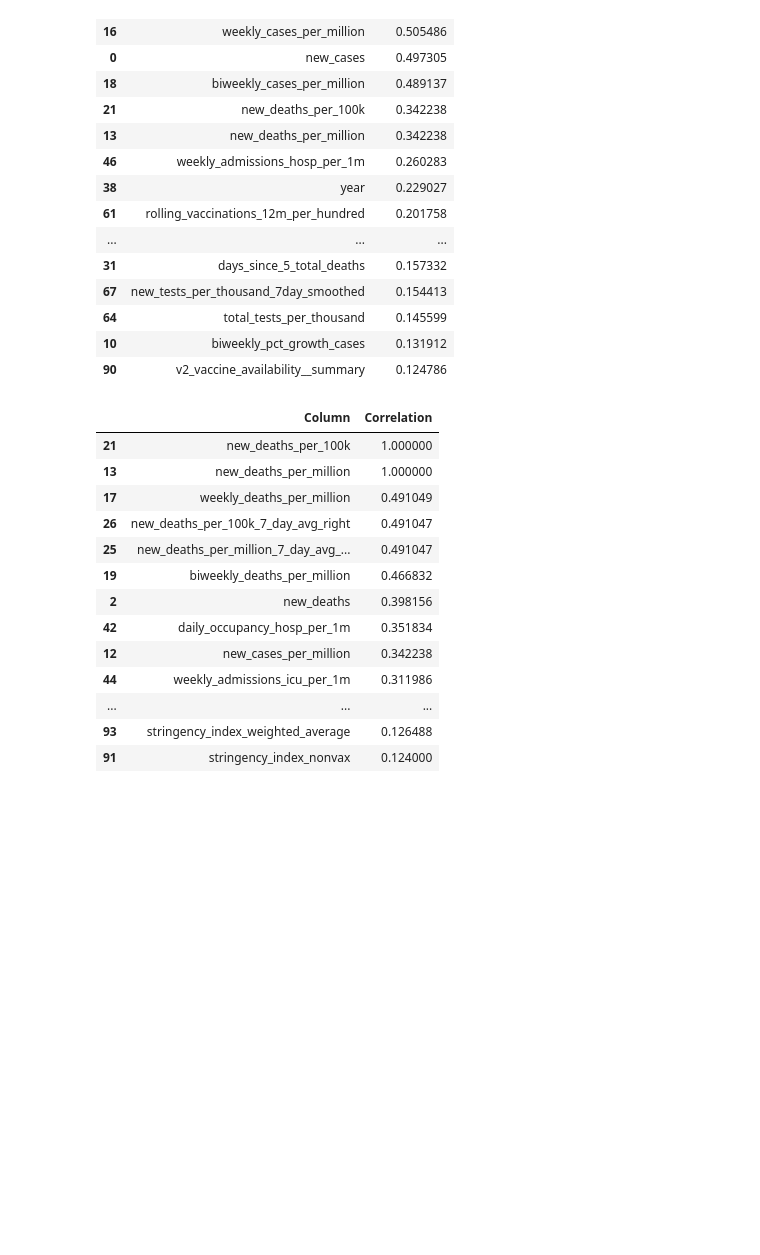
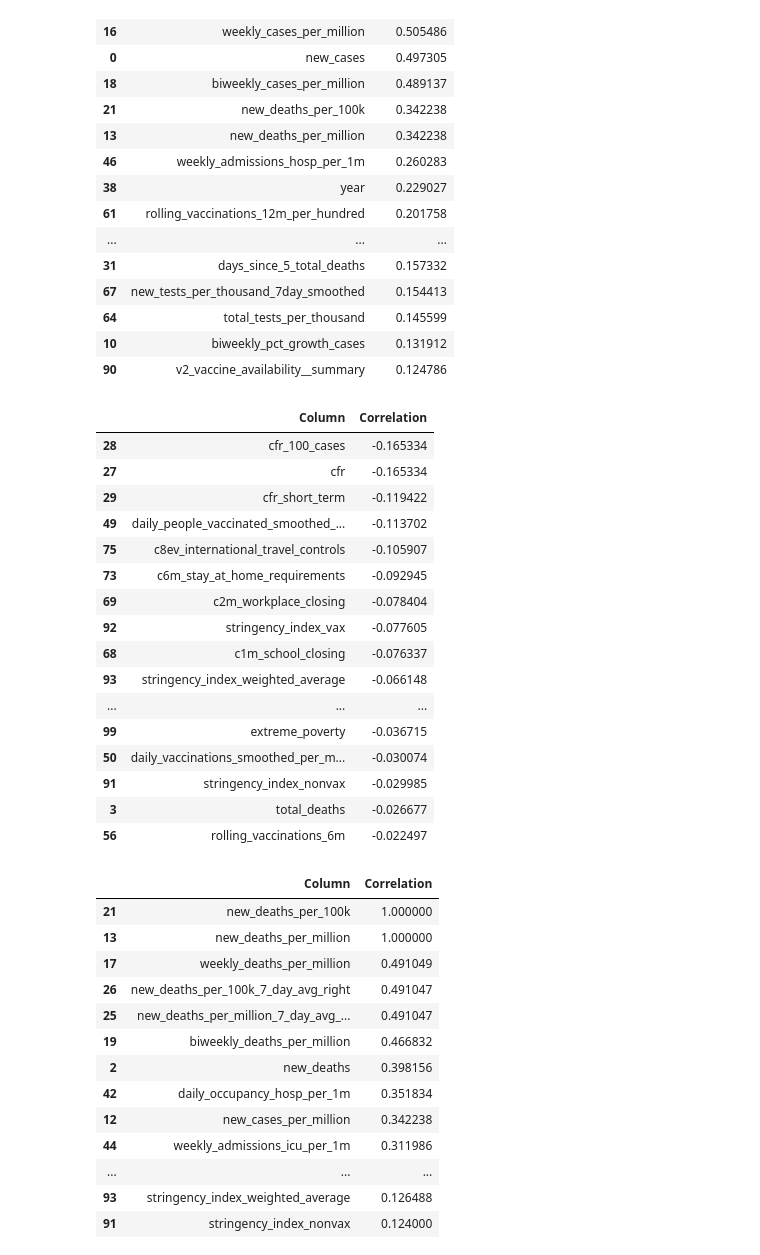
Before and after one commit to ArunKrishnan09/Covid-Analysis, a Jupyter notebook: Covid_analysis.ipynb, the cells around one changed output. Drawn from its saved outputs; the diff is of its cells as text; code cells hidden in the pictures; blank space fills up the shorter version.

```diff
--- a/Covid_analysis.ipynb
+++ b/Covid_analysis.ipynb
@@ -601,6 +601,26 @@ corr_cases_df.sort_values(by="Correlation", ascending=False).head(25)
 | 64 | total_tests_per_thousand | 0.145599 |
 | 10 | biweekly_pct_growth_cases | 0.131912 |
 | 90 | v2_vaccine_availability__summary | 0.124786 |
+# %%
+corr_cases_df.sort_values(by="Correlation", ascending=True).head(25)
+# %% [output]
+|  | Column | Correlation |
+| 28 | cfr_100_cases | -0.165334 |
+| 27 | cfr | -0.165334 |
+| 29 | cfr_short_term | -0.119422 |
+| 49 | daily_people_vaccinated_smoothed_... | -0.113702 |
+| 75 | c8ev_international_travel_controls | -0.105907 |
+| 73 | c6m_stay_at_home_requirements | -0.092945 |
+| 69 | c2m_workplace_closing | -0.078404 |
+| 92 | stringency_index_vax | -0.077605 |
+| 68 | c1m_school_closing | -0.076337 |
+| 93 | stringency_index_weighted_average | -0.066148 |
+| ... | ... | ... |
+| 99 | extreme_poverty | -0.036715 |
+| 50 | daily_vaccinations_smoothed_per_m... | -0.030074 |
+| 91 | stringency_index_nonvax | -0.029985 |
+| 3 | total_deaths | -0.026677 |
+| 56 | rolling_vaccinations_6m | -0.022497 |
 # %%
 corr_deaths_df.sort_values(by="Correlation", ascending=False).head(25)
 # %% [output]
```
Also changed, not shown: parts of 10 cells of this notebook.
